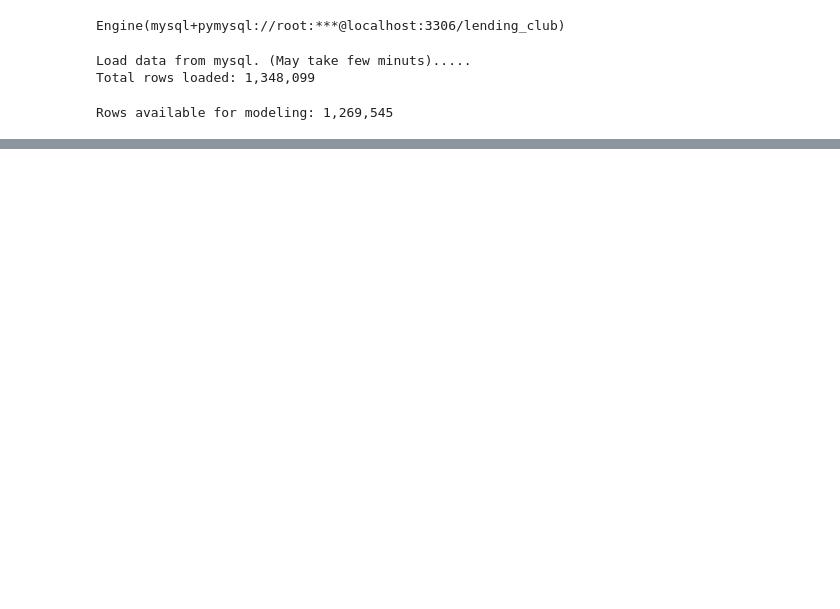
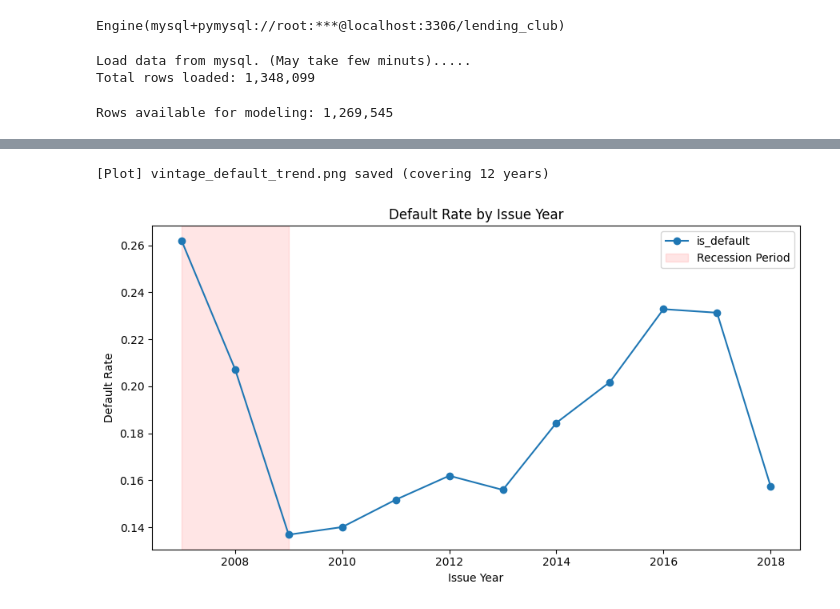
Before and after one commit to zahid096/lending-club-risk-analysis, a Jupyter notebook: notebooks/analysis.ipynb, the cells around one changed output, grey strips where cells are left out. Saved outputs shown, nothing was run; the diff lists cells and outputs as text; code cells hidden in the pictures; blank space fills up the shorter version.

```diff
--- a/notebooks/analysis.ipynb
+++ b/notebooks/analysis.ipynb
@@ -86,7 +86,8 @@ df["emp_length_numeric"] = df["emp_length"].apply(parse_emp_length)
 df["term_numeric"] = df["term"].str.extract(r"(\d+)").astype(float)
 
 # issue_d ('Dec-2018') to issue_year
-df["issue_year"] = pd.to_datetime(df["issue_d"], format="%b-%Y", errors="coerce").dt.year
+# df["issue_year"] = pd.to_datetime(df["issue_d"], format="%b-%Y", errors="coerce").dt.year
+df["issue_year"] = df["issue_d"].str.split("-").str[1].astype(float)
 
 # Exclude rows that have nulls in columns that are needed for the model
 model_df = df.dropna(subset=["int_rate", "annual_income", "emp_length_numeric", "loan_amnt", "is_default"])
@@ -95,0 +137,15 @@ Rows available for modeling: 1,269,545
+# %%
+# Profitability / Net Return by Grade
+
+df["net_return"] = df["total_pymnt"] - df["loan_amnt"]
+df["net_return_pct"] = df["net_return"] / df["loan_amnt"]
+
+grade_profitability = df.groupby("grade").agg(
+    total_loans=("loan_id", "count"),
+    default_rate=("is_default", "mean"),
+    avg_int_rate=("int_rate", "mean"),
+    avg_net_return_pct=("net_return_pct", "mean")
+).round(3)
+
+print("\n[Profitability by Grade]")
+print(grade_profitability.sort_values("avg_net_return_pct", ascending=False).to_string())
@@ -95,0 +163,20 @@ Rows available for modeling: 1,269,545
+# %%
+# Vintage Trend Plot
+vintage_default = df.dropna(subset=["issue_year"]).groupby("issue_year")["is_default"].mean()
+
+if vintage_default.empty:
+    print("⚠️ Warning: All rows in issue_year are NaN — check parsing, plot is not being created.")
+else:
+    plt.figure(figsize=(9, 5))
+    vintage_default.plot(kind="line", marker="o", title="Default Rate by Issue Year")
+    plt.axvspan(2007, 2009, color="red", alpha=0.1, label="Recession Period")
+    plt.xlabel("Issue Year")
+    plt.ylabel("Default Rate")
+    plt.legend()
+    plt.tight_layout()
+    plt.savefig("vintage_default_trend.png", dpi=150)
+    print(f"\n[Plot] vintage_default_trend.png saved (covering {len(vintage_default)} years)")
+    plt.show()
+# %% [output]
+[Plot] vintage_default_trend.png saved (covering 12 years)
+[figure, added]
```
Also changed, not shown: parts of 5 cells of this notebook, 2 other files.
